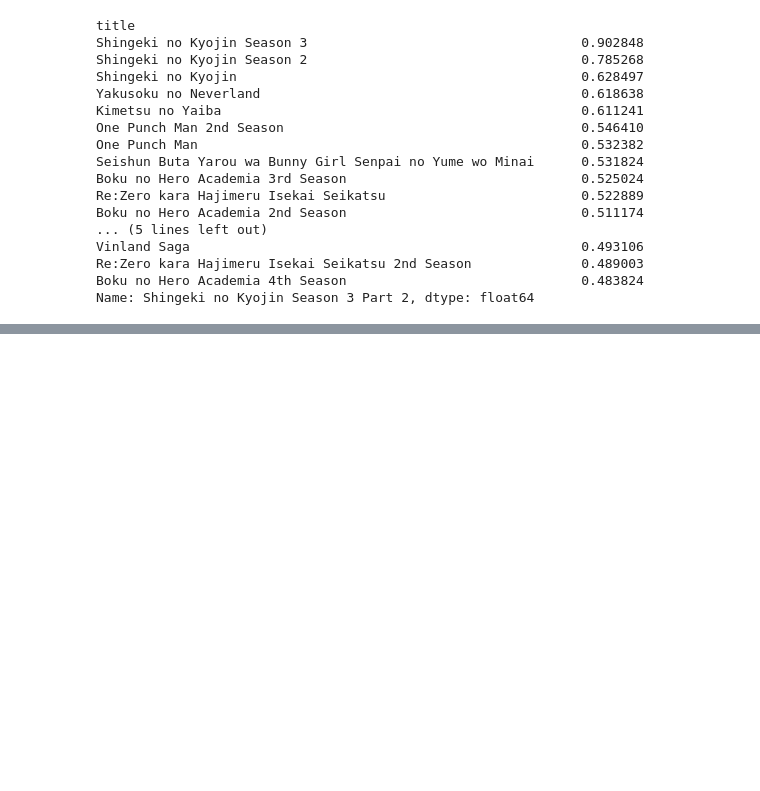
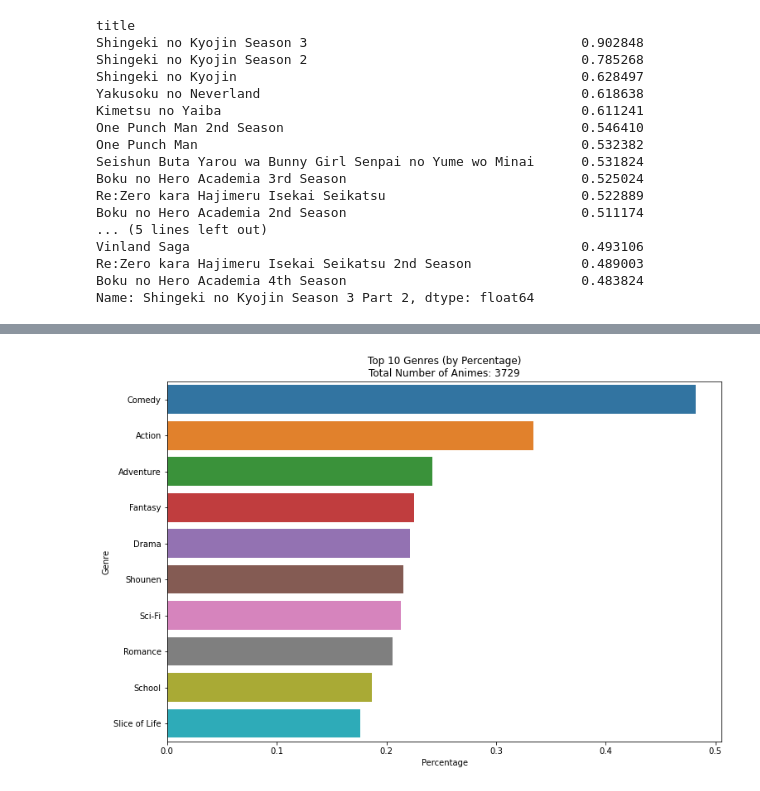
Before and after one commit to junschoi/anime-recommender, a Jupyter notebook: code/notebook.ipynb, the cells around one changed output, grey strips where cells are left out. Saved outputs shown, nothing was run; the diff lists cells and outputs as text; code cells hidden in the pictures; blank space fills up the shorter version.

```diff
--- a/code/notebook.ipynb
+++ b/code/notebook.ipynb
@@ -196,0 +291,15 @@ Name: Shingeki no Kyojin Season 3 Part 2, dtype: float64
+# %%
+# Genre Percentages
+genre_df = df['genres'].str.get_dummies(sep=',')
+genre_percentages = genre_df.sum(axis=0)/len(genre_df)
+
+plt.figure(figsize=(12,8))
+plt.title(f'Top 10 Genres (by Percentage)\nTotal Number of Animes: {len(genre_df)}')
+sns.barplot(
+    y=genre_percentages.sort_values(ascending=False).index[:10],
+    x=genre_percentages.sort_values(ascending=False)[:10]
+    )
+plt.ylabel('Genre')
+plt.xlabel('Percentage');
+# %% [output]
+[figure, added]
```
Also changed, not shown: parts of 16 cells of this notebook, 13 other files.
